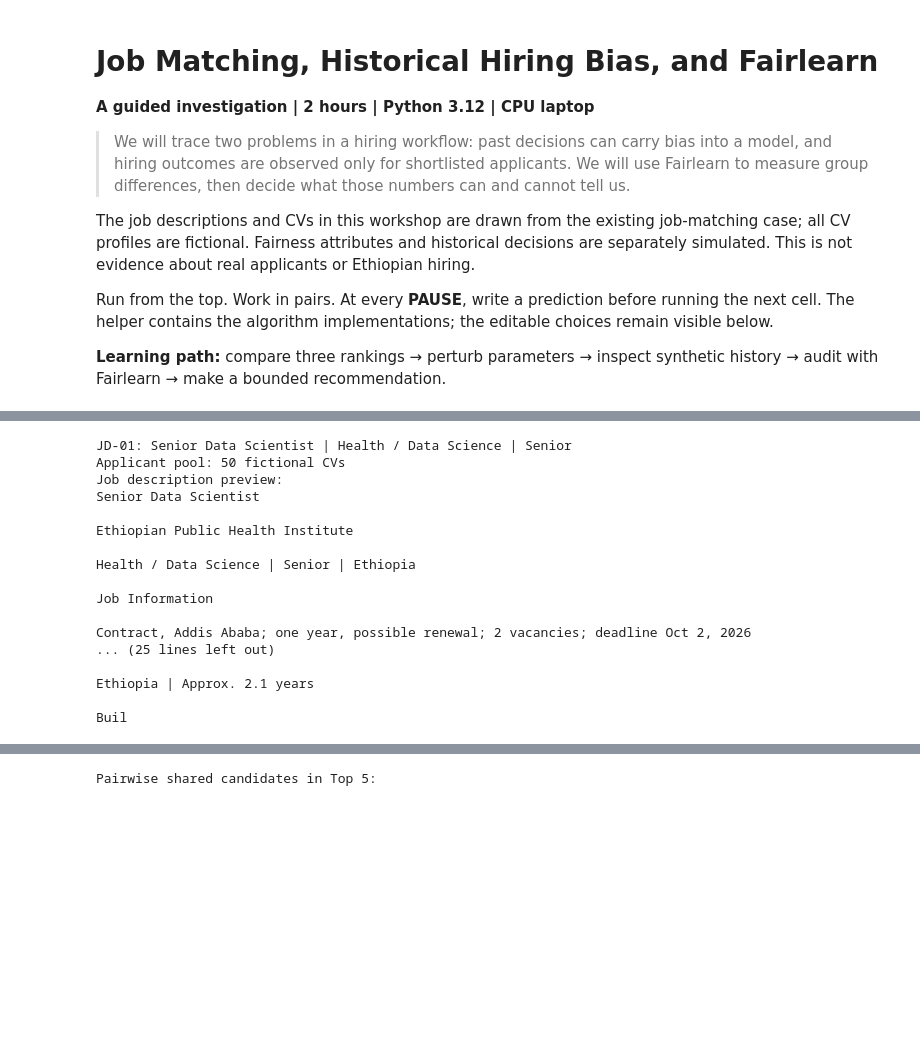
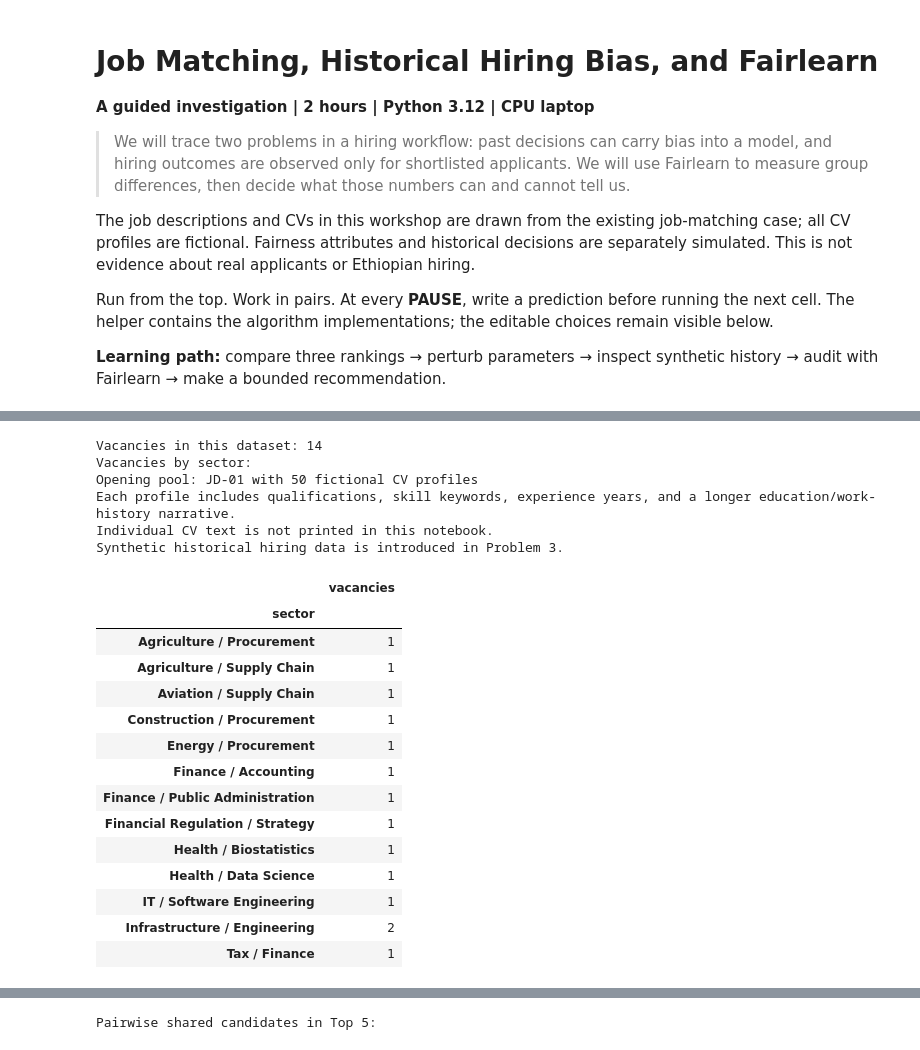
Before and after one commit to 123botieno/HR_use-case, a Jupyter notebook: job-matching-fairness/job_matching_fairness.ipynb, the cells around one changed output, grey strips where cells are left out. Saved outputs shown, nothing was run; the diff lists cells and outputs as text; code cells hidden in the pictures; blank space fills up the shorter version.

Commit message:
Clarify workshop data, algorithms, and OpenRouter setup

```diff
--- a/job-matching-fairness/job_matching_fairness.ipynb
+++ b/job-matching-fairness/job_matching_fairness.ipynb
@@ -17,50 +21,55 @@ We start with one job and its applicant pool. The source bundle has 14 available
 # %%
 from pathlib import Path
 import sys
 import pandas as pd
 import matplotlib.pyplot as plt
 
 WORKSHOP_DIR = next(p for p in [Path.cwd(), Path.cwd() / 'job-matching-fairness', *Path.cwd().parents]
                     if (p / 'job_matching_helpers.py').exists())
 sys.path.insert(0, str(WORKSHOP_DIR))
 from job_matching_helpers import (
     load_jobs, load_candidates, load_history,
     match_tfidf, match_bm25, match_llm, select_top_k,
     compare_rankings, prepare_group_selection_data,
     fairness_metrics, group_agreement_metrics,
     fairness_metrics_with_reference_labels,
     plot_rankings, plot_group_rates,
 )
 
 JOB_ID = 'JD-01'
 jobs = load_jobs()
 job_row = jobs.loc[jobs.job_id == JOB_ID].iloc[0]
 job_description = job_row.text
 candidates = load_candidates(JOB_ID)
-print(f"{JOB_ID}: {job_row.job_title} | {job_row.sector} | {job_row.career_level}")
-print(f"Applicant pool: {len(candidates)} fictional CVs")
-print("Job description preview:")
-print(job_description[:700])
-print("\nCV text preview:")
-print(candidates.iloc[0].text[:450])
+print(f"Vacancies in this dataset: {len(jobs)}")
+print('Vacancies by sector:')
+display(jobs.groupby('sector').size().rename('vacancies').to_frame())
+print(f"Opening pool: {JOB_ID} with {len(candidates)} fictional CV profiles")
+print('Each profile includes qualifications, skill keywords, experience years, and a longer education/work-history narrative.')
+print('Individual CV text is not printed in this notebook.')
+print('Synthetic historical hiring data is introduced in Problem 3.')
 # %% [output]
-JD-01: Senior Data Scientist | Health / Data Science | Senior
-Applicant pool: 50 fictional CVs
-Job description preview:
-Senior Data Scientist
-
-Ethiopian Public Health Institute
-
-Health / Data Science | Senior | Ethiopia
-
-Job Information
-
-Contract, Addis Ababa; one year, possible renewal; 2 vacancies; deadline Oct 2, 2026
-... (25 lines left out)
-
-Ethiopia | Approx. 2.1 years
-
-Buil
+Vacancies in this dataset: 14
+Vacancies by sector:
+Opening pool: JD-01 with 50 fictional CV profiles
+Each profile includes qualifications, skill keywords, experience years, and a longer education/work-history narrative.
+Individual CV text is not printed in this notebook.
+Synthetic historical hiring data is introduced in Problem 3.
+|  | vacancies |
+| sector |  |
+| Agriculture / Procurement | 1 |
+| Agriculture / Supply Chain | 1 |
+| Aviation / Supply Chain | 1 |
+| Construction / Procurement | 1 |
+| Energy / Procurement | 1 |
+| Finance / Accounting | 1 |
+| Finance / Public Administration | 1 |
+| Financial Regulation / Strategy | 1 |
+| Health / Biostatistics | 1 |
+| Health / Data Science | 1 |
+| IT / Software Engineering | 1 |
+| Infrastructure / Engineering | 2 |
+| Tax / Finance | 1 |
 # %% [markdown]
 ### Problem 1 — Do different algorithms recommend the same candidates?
 
```
Also changed, not shown: parts of 5 cells of this notebook, 1 other file.
